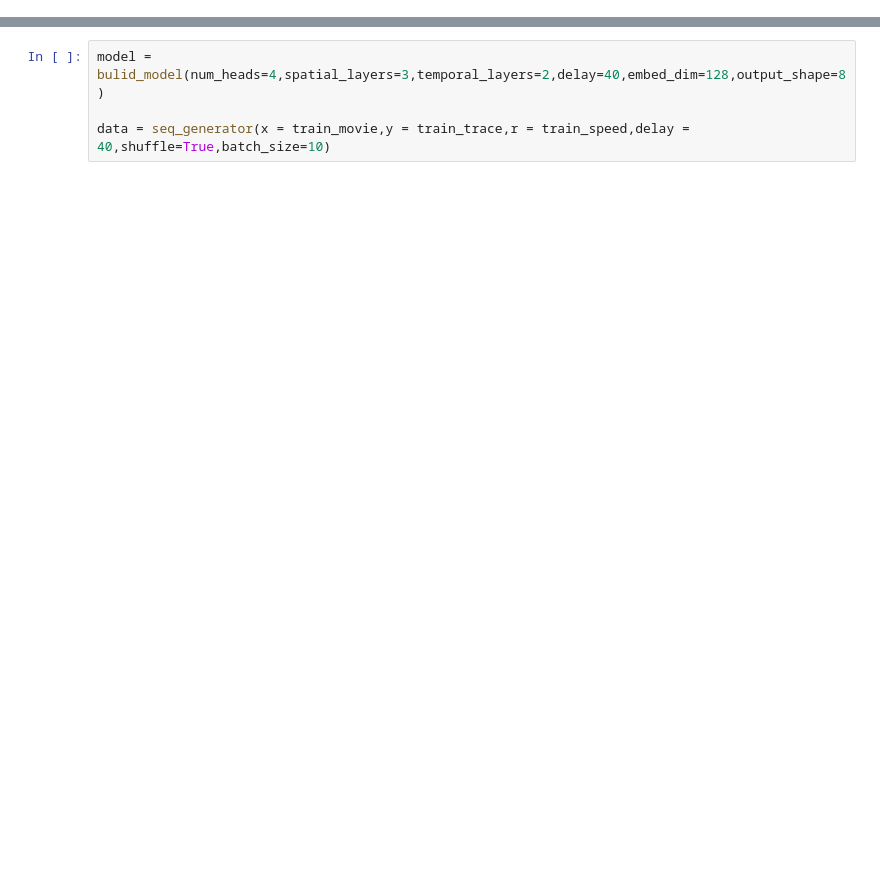
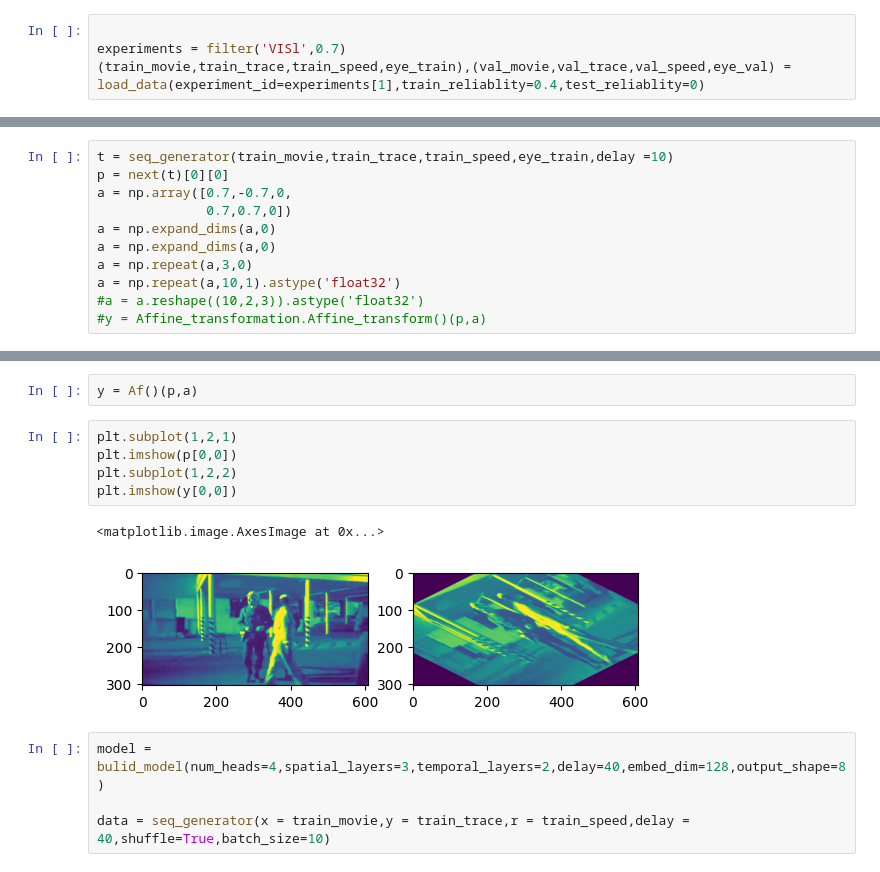
Before and after one commit to linomi/clean-project, a Jupyter notebook: encoding.ipynb, the cells around one changed output, grey strips where cells are left out. Drawn from its saved outputs; the diff is of its cells as text; blank space fills up the shorter version.

Commit message:
adding new transformation layer

```diff
--- a/encoding.ipynb
+++ b/encoding.ipynb
@@ -176,0 +23,4 @@ boc.get_ophys_experiments(ids=[experiments[0]])
+# %%
+
+experiments = filter('VISl',0.7)
+(train_movie,train_trace,train_speed,eye_train),(val_movie,val_trace,val_speed,eye_val) = load_data(experiment_id=experiments[1],train_reliablity=0.4,test_reliablity=0)
@@ -176,0 +29,11 @@ boc.get_ophys_experiments(ids=[experiments[0]])
+# %%
+t = seq_generator(train_movie,train_trace,train_speed,eye_train,delay =10)
+p = next(t)[0][0]
+a = np.array([0.7,-0.7,0,
+              0.7,0.7,0])
+a = np.expand_dims(a,0)
+a = np.expand_dims(a,0)
+a = np.repeat(a,3,0)
+a = np.repeat(a,10,1).astype('float32')
+#a = a.reshape((10,2,3)).astype('float32')
+#y = Affine_transformation.Affine_transform()(p,a)
@@ -177,3 +64,13 @@ boc.get_ophys_experiments(ids=[experiments[0]])
+# %%
+y = Af()(p,a)
+# %%
+plt.subplot(1,2,1)
+plt.imshow(p[0,0])
+plt.subplot(1,2,2)
+plt.imshow(y[0,0])
+# %% [output]
+<matplotlib.image.AxesImage at 0x...>
+[figure, added]
 # %%
 model = bulid_model(num_heads=4,spatial_layers=3,temporal_layers=2,delay=40,embed_dim=128,output_shape=8)
 
```
Also changed, not shown: parts of 11 cells of this notebook, 5 other files.
